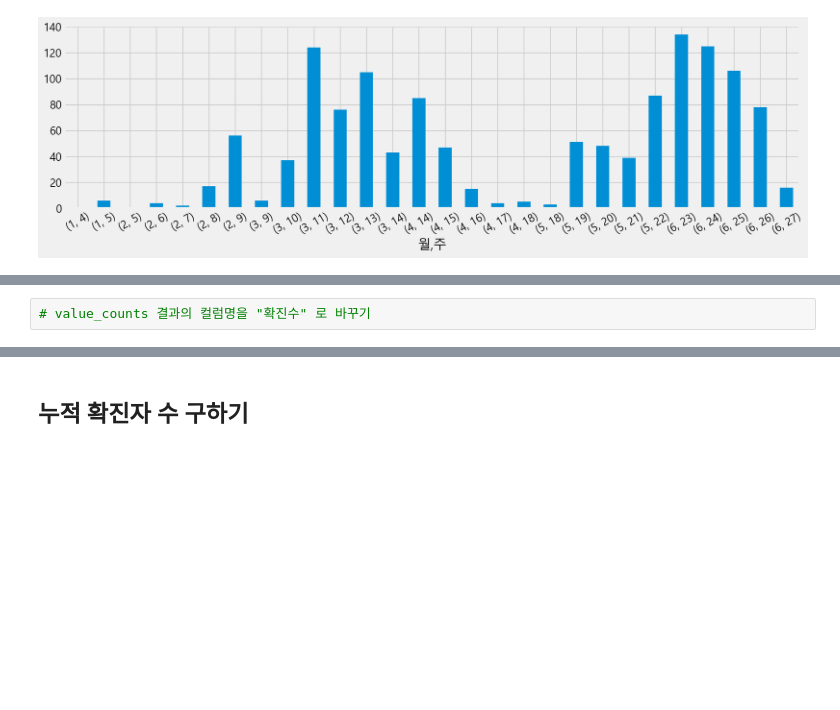
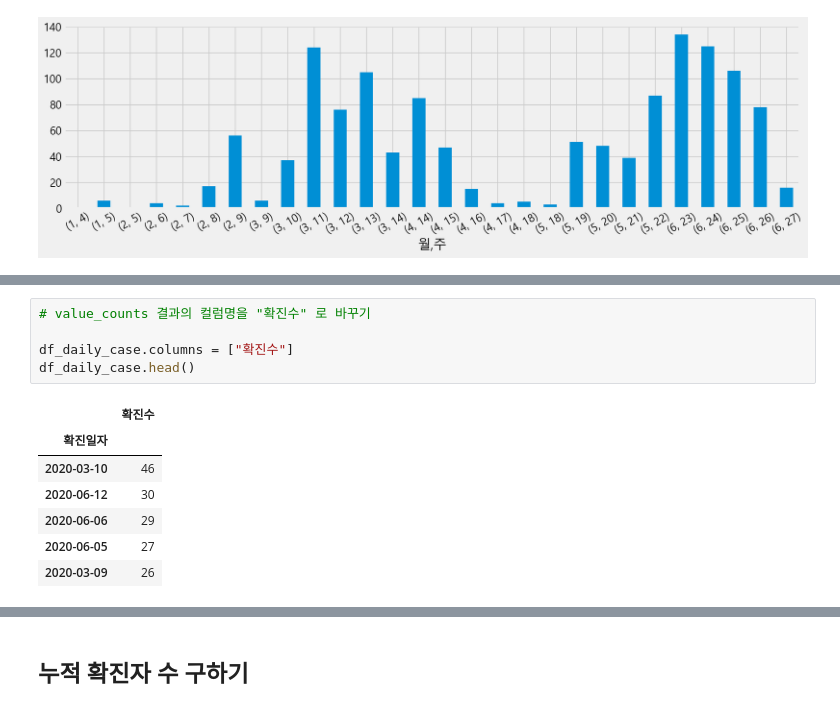
Before and after one commit to nz663633/data-analysis-viz, a Jupyter notebook: seoul-covid-19-02-eda-input.ipynb, the cells around one changed output, grey strips where cells are left out. Saved outputs shown, nothing was run; the diff lists cells and outputs as text; blank space fills up the shorter version.

```diff
--- a/seoul-covid-19-02-eda-input.ipynb
+++ b/seoul-covid-19-02-eda-input.ipynb
@@ -361,5 +410,16 @@ month_weekly_case.plot.bar(figsize=(15, 4), rot=30)
 # %%
 # value_counts 결과의 컬럼명을 "확진수" 로 바꾸기
+
+df_daily_case.columns = ["확진수"]
+df_daily_case.head()
+# %% [output]
+|  | 확진수 |
+| 확진일자 |  |
+| 2020-03-10 | 46 |
+| 2020-06-12 | 30 |
+| 2020-06-06 | 29 |
+| 2020-06-05 | 27 |
+| 2020-03-09 | 26 |
 # %% [markdown]
 ### merge 를 통해 전체 확진일자 만들기
 * 이미지 출처 및 Pandas 공식문서 보기 : [How to combine data from multiple tables? — pandas documentation](https://pandas.pydata.org/pandas-docs/stable/getting_started/intro_tutorials/08_combine_dataframes.html#join-tables-using-a-common-identifier)
```
Also changed, not shown: parts of 8 cells of this notebook.
